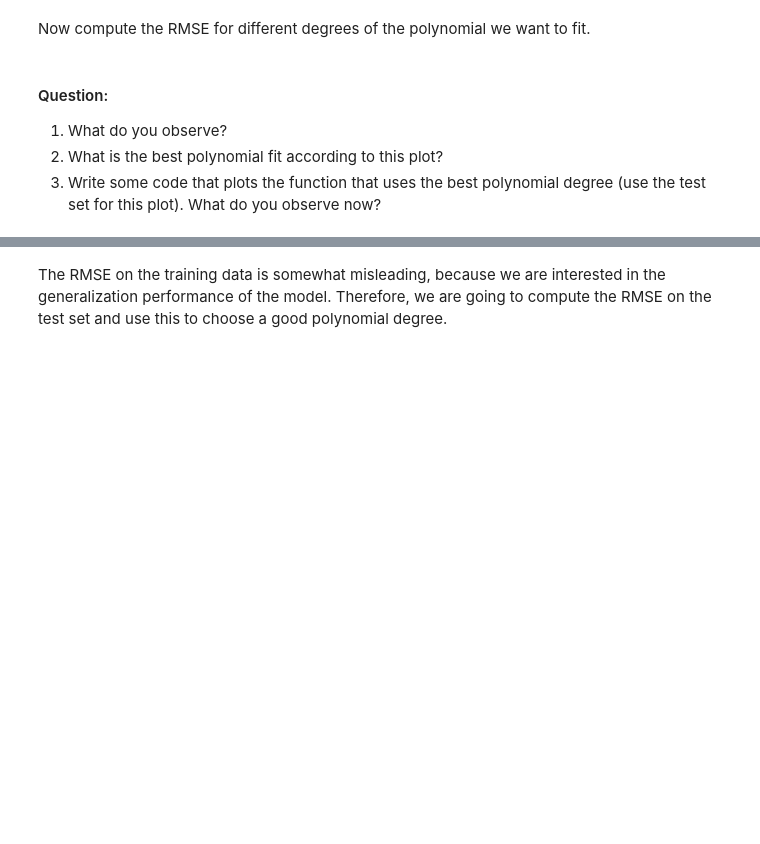
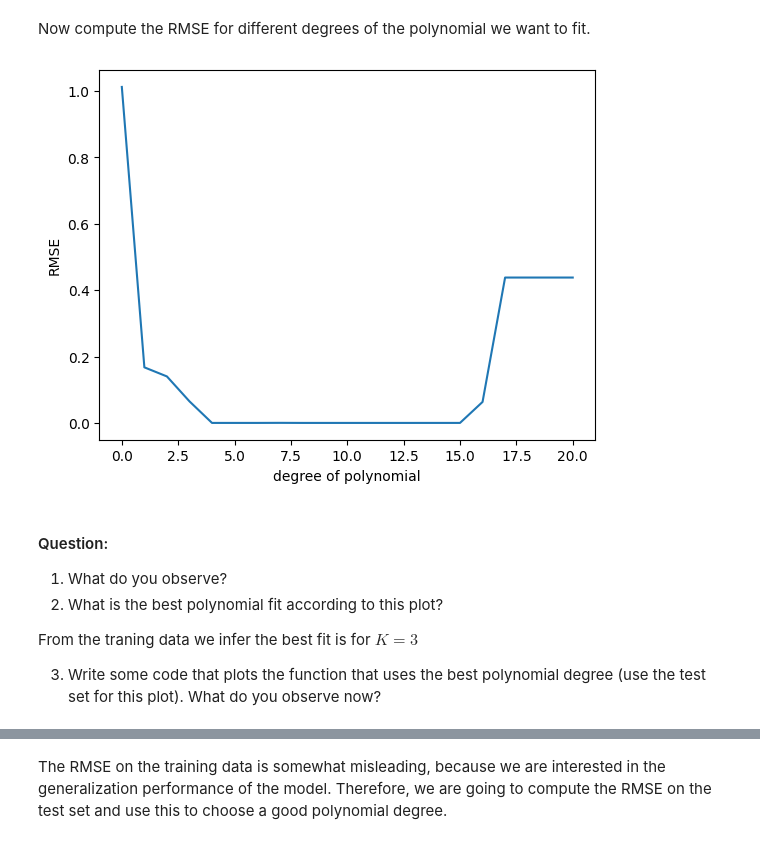
Before and after one commit to albamr09/MML, a Jupyter notebook: 09_Linear_Regression/tutorial_linear_regression.ipynb, the cells around one changed output, grey strips where cells are left out. Drawn from its saved outputs; the diff is of its cells as text; code cells hidden in the pictures; blank space fills up the shorter version.

```diff
--- a/09_Linear_Regression/tutorial_linear_regression.ipynb
+++ b/09_Linear_Regression/tutorial_linear_regression.ipynb
@@ -466,28 +472,39 @@ Write a function that computes the RMSE.
 # %%
 ## EDIT THIS FUNCTION
 def RMSE(y, ypred):
-    rmse = -1 ## <-- EDIT THIS LINE
+    N, D = y.shape
+    rmse = np.sqrt(1/N * np.sum(np.power(y-ypred, 2)))
     return rmse
 # %% [markdown]
 Now compute the RMSE for different degrees of the polynomial we want to fit.
 # %%
 ## EDIT THIS CELL
 K_max = 20
 rmse_train = np.zeros((K_max+1,))
 
 for k in range(K_max+1):
-
-
-    rmse_train[k] = -1 # <-- EDIT THIS LINE
+    # N x (k+1) feature matrix
+    Phi = poly_features(X, k)
+    # maximum likelihood estimator
+    theta_ml = nonlinear_features_maximum_likelihood(Phi, y)
+    # predicted y-values
+    y_pred = Phi @ theta_ml
+    # training error
+    rmse_train[k] = RMSE(y, y_pred)
 
 
 plt.figure()
 plt.plot(rmse_train)
 plt.xlabel("degree of polynomial")
 plt.ylabel("RMSE");
+# %% [output]
+[figure, added]
 # %% [markdown]
 #### Question:
 1. What do you observe?
 2. What is the best polynomial fit according to this plot?
+
+From the traning data we infer the best fit is for $K = 3$
+
 3. Write some code that plots the function that uses the best polynomial degree (use the test set for this plot). What do you observe now?
 # %%
```
Also changed, not shown: parts of 12 cells of this notebook.
